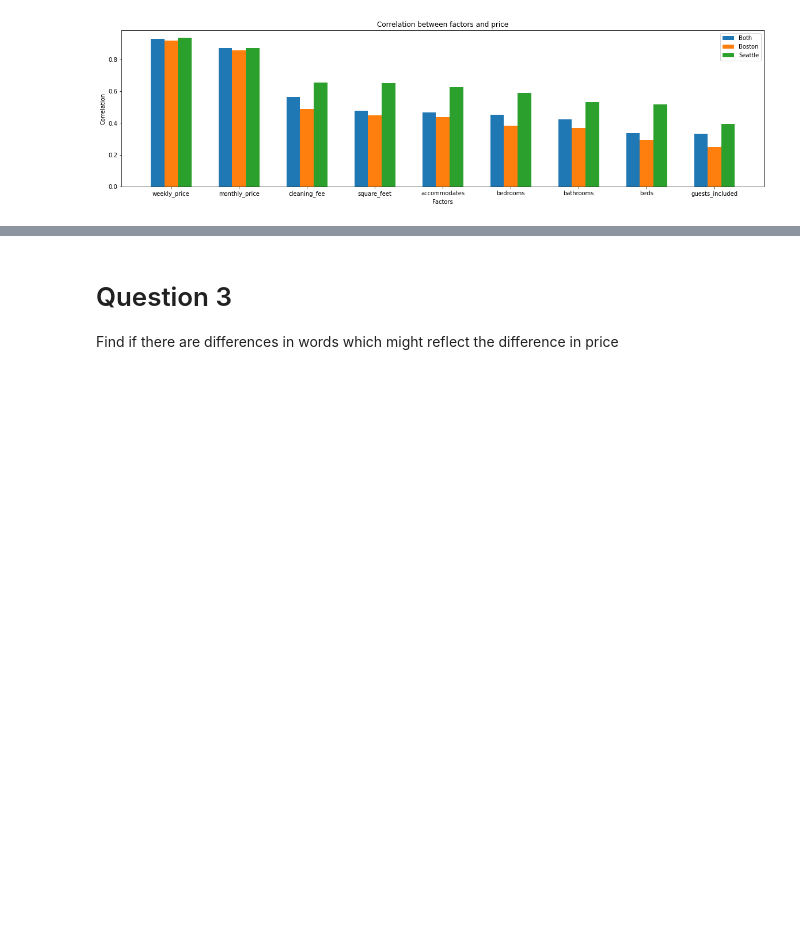
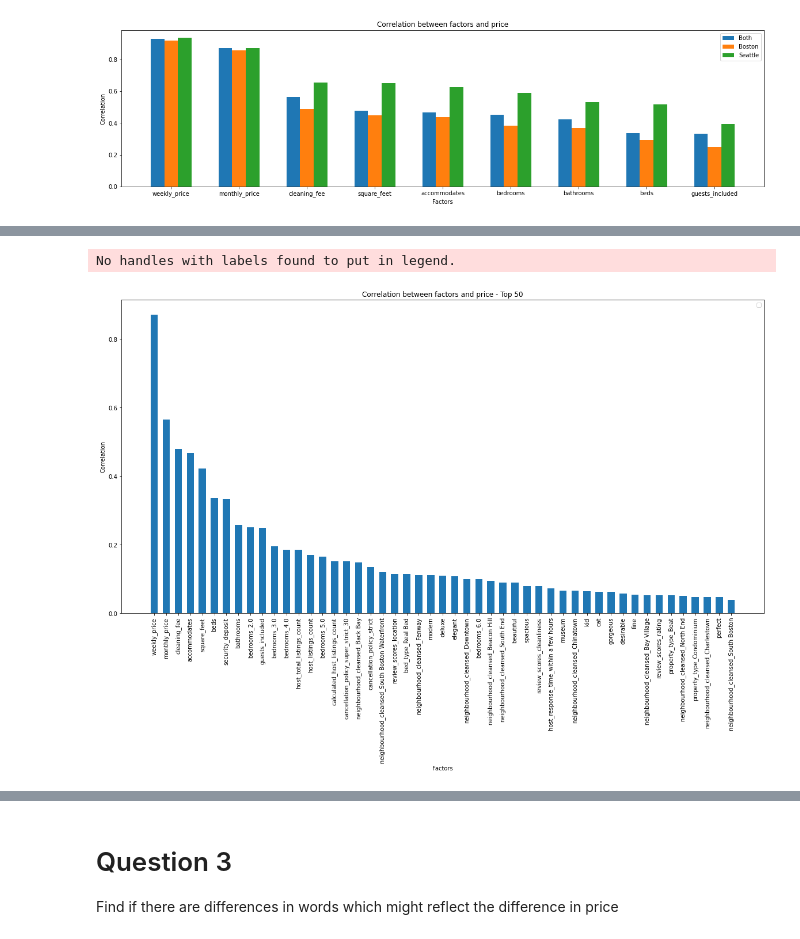
Before and after one commit to PWolf96/AirBnB--Boston, a Jupyter notebook: AirBnB - Boston and Seattle.ipynb, the cells around one changed output, grey strips where cells are left out. Saved outputs shown, nothing was run; the diff lists cells and outputs as text; code cells hidden in the pictures; blank space fills up the shorter version.

```diff
--- a/AirBnB - Boston and Seattle.ipynb
+++ b/AirBnB - Boston and Seattle.ipynb
@@ -286,0 +238,13 @@ listingsDf.to_csv('listingsUdacity')
+# %%
+dummy_col = ['cancellation_policy', 'bed_type', 'room_type', 'property_type', 'host_response_time','neighbourhood_cleansed','bedrooms', 'city_joined']
+
+for col in  dummy_col:
+        # for each cat add dummy var, drop original column
+        listingsDf = pd.concat([listingsDf.drop(col, axis=1), pd.get_dummies(listingsDf[col], prefix=col, prefix_sep='_', drop_first=True)], axis=1)
+# %%
+keep_col_list = []
+keep_col_list = keep_col_list + listingsDf.select_dtypes(exclude='object').columns.tolist()
+# %%
+listings_q2 = listingsDf[keep_col_list]
+listings_q2 = listings_q2.drop(['scrape_id', 'host_id', 'latitude', 'longitude'], axis=1)
+listings_q2
@@ -286,0 +265,18 @@ listingsDf.to_csv('listingsUdacity')
+# %%
+most_infl_s = listings_q2.corr()['price'].sort_values(ascending = False)[1:]
+# %%
+plt.figure(figsize=(20,10))
+
+X = most_infl_s[:50].keys().tolist()
+X_axis = np.arange(49)
+plt.bar(X_axis, most_infl_s[1:50], 0.6)
+
+plt.xticks(X_axis[:50], X[:49], rotation=90)
+plt.xlabel("Factors")
+plt.ylabel("Correlation")
+plt.title("Correlation between factors and price - Top 50")
+plt.legend()
+plt.show()
+# %% [output]
+No handles with labels found to put in legend.
+[figure, added]
```
Also changed, not shown: parts of 30 cells of this notebook, 1 other file.
